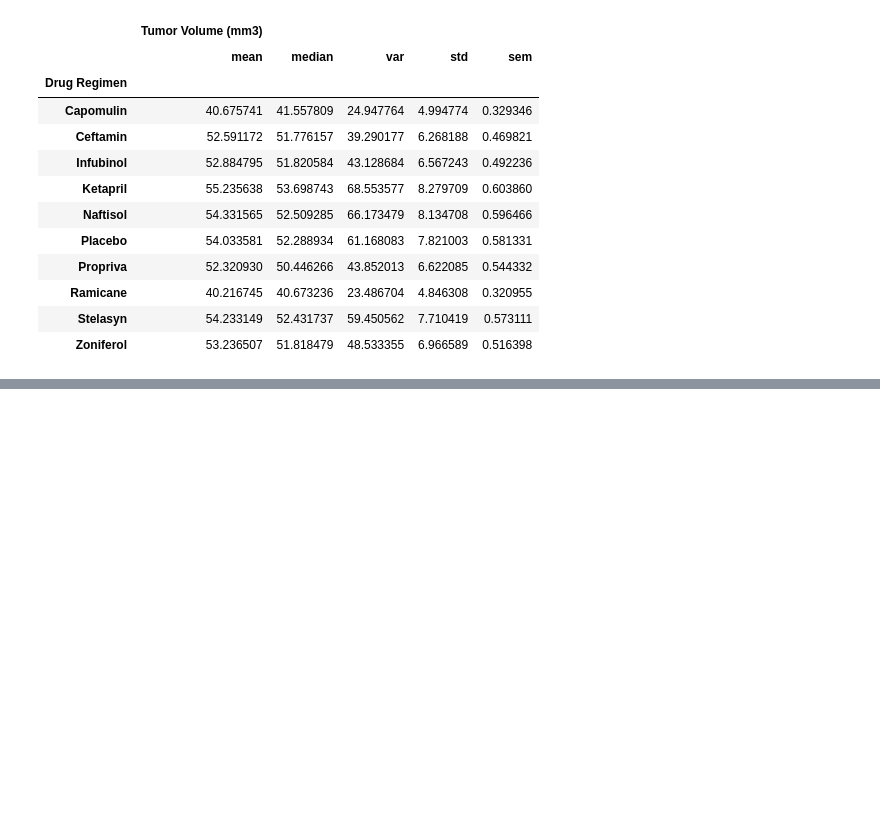
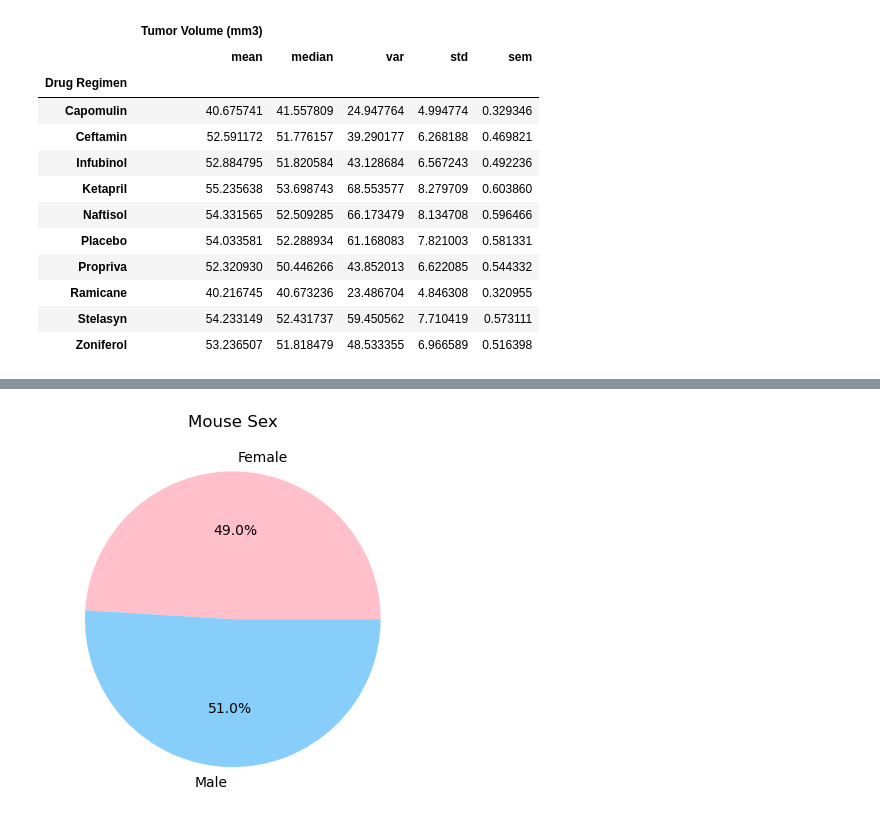
Before and after one commit to downleft/pymaceuticals-challenge, a Jupyter notebook: Pymaceuticals_Analysis.ipynb, the cells around one changed output, grey strips where cells are left out. Cells and saved outputs as stored; diff of their text form; code cells hidden in the pictures; blank space fills up the shorter version.

```diff
--- a/Pymaceuticals_Analysis.ipynb
+++ b/Pymaceuticals_Analysis.ipynb
@@ -134,0 +155,6 @@ new_summary
+# %%
+# Generate a pie plot showing the distribution of female versus male mice using Pandas
+count_fm = clean_mouse_df.groupby(["Sex"]).size()
+panda_pie = count_fm.plot(kind = "pie", title = "Mouse Sex", autopct="%1.1f%%", colors = ["pink", "lightskyblue"])
+# %% [output]
+[figure, added]
```
Also changed, not shown: parts of 4 cells of this notebook.
